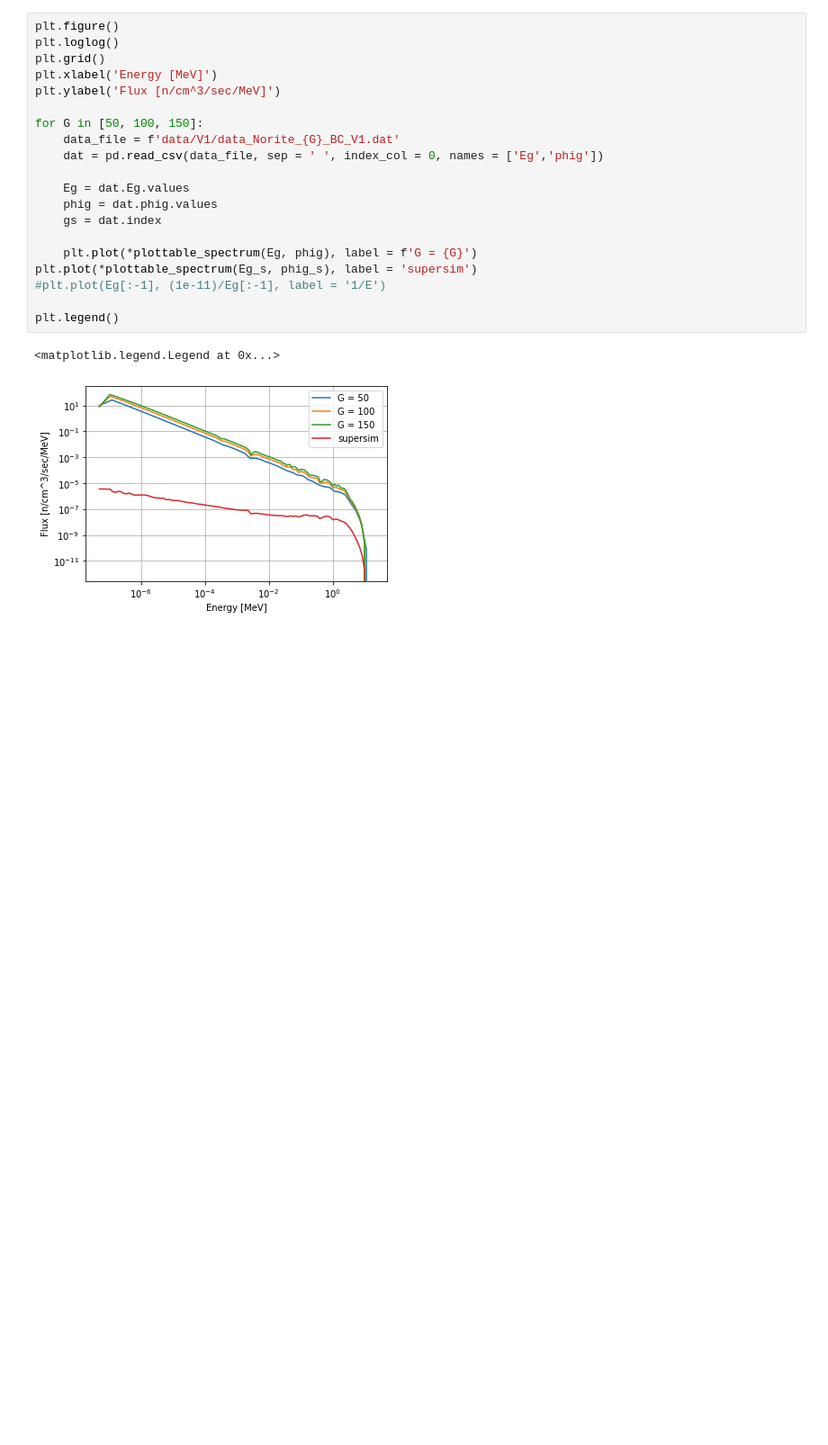
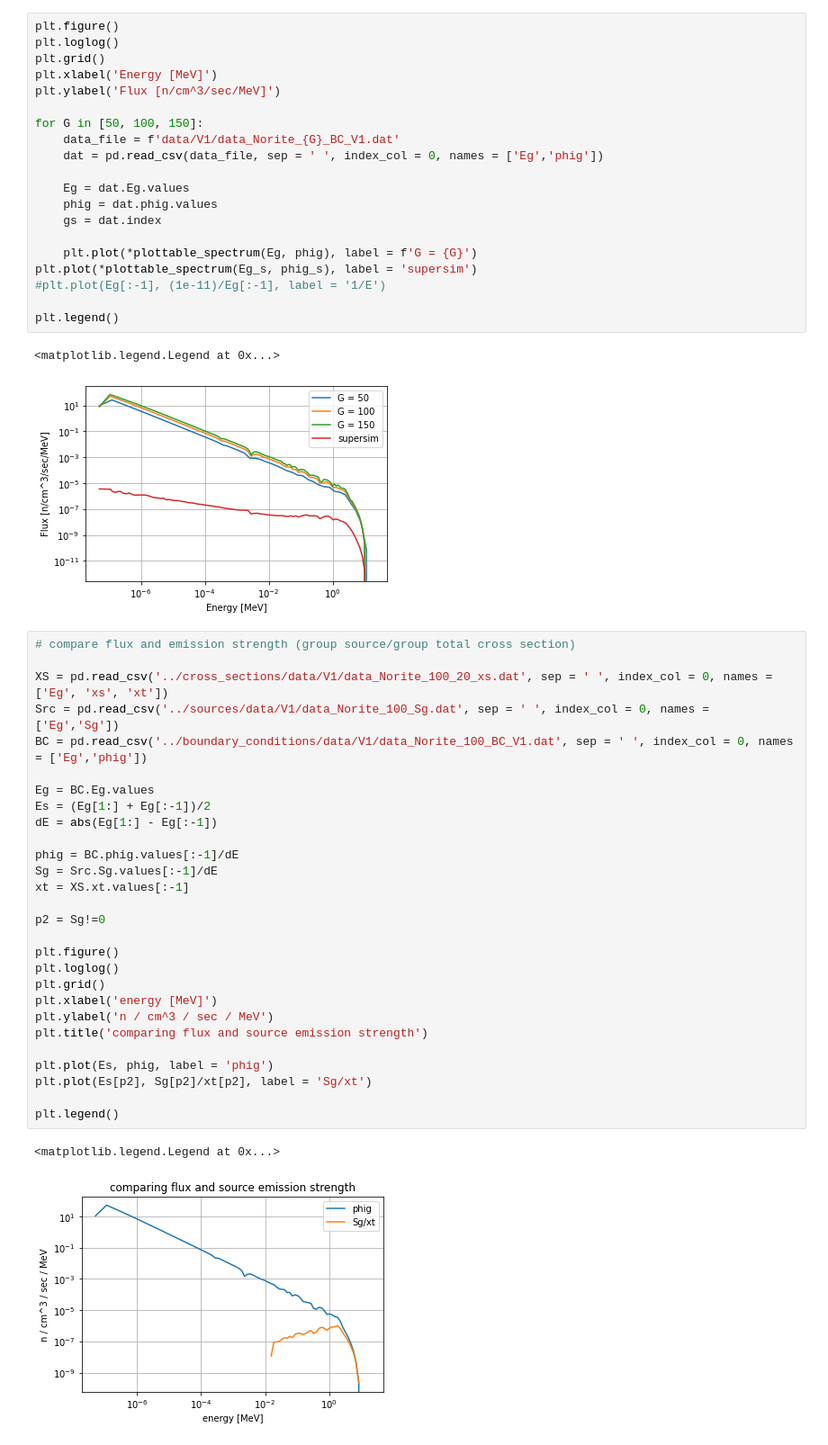
Before and after one commit to villano-lab/ntransporter, a Jupyter notebook: boundary_conditions/plotting_bc.ipynb, the cells around one changed output. Shown at 90% size. Cells and saved outputs as stored; diff of their text form; blank space fills up the shorter version.

Commit message:
added plot comparing flux to emitted flux in each group

```diff
--- a/boundary_conditions/plotting_bc.ipynb
+++ b/boundary_conditions/plotting_bc.ipynb
@@ -40,3 +40,34 @@ plt.legend()
 # %% [output]
 <matplotlib.legend.Legend at 0x...>
 [figure]
+# %%
+# compare flux and emission strength (group source/group total cross section)
+
+XS = pd.read_csv('../cross_sections/data/V1/data_Norite_100_20_xs.dat', sep = ' ', index_col = 0, names = ['Eg', 'xs', 'xt'])
+Src = pd.read_csv('../sources/data/V1/data_Norite_100_Sg.dat', sep = ' ', index_col = 0, names = ['Eg','Sg'])
+BC = pd.read_csv('../boundary_conditions/data/V1/data_Norite_100_BC_V1.dat', sep = ' ', index_col = 0, names = ['Eg','phig'])
+
+Eg = BC.Eg.values
+Es = (Eg[1:] + Eg[:-1])/2
+dE = abs(Eg[1:] - Eg[:-1])
+
+phig = BC.phig.values[:-1]/dE
+Sg = Src.Sg.values[:-1]/dE
+xt = XS.xt.values[:-1]
+
+p2 = Sg!=0
+
+plt.figure()
+plt.loglog()
+plt.grid()
+plt.xlabel('energy [MeV]')
+plt.ylabel('n / cm^3 / sec / MeV')
+plt.title('comparing flux and source emission strength')
+
+plt.plot(Es, phig, label = 'phig')
+plt.plot(Es[p2], Sg[p2]/xt[p2], label = 'Sg/xt')
+
+plt.legend()
+# %% [output]
+<matplotlib.legend.Legend at 0x...>
+[figure, added]
```
